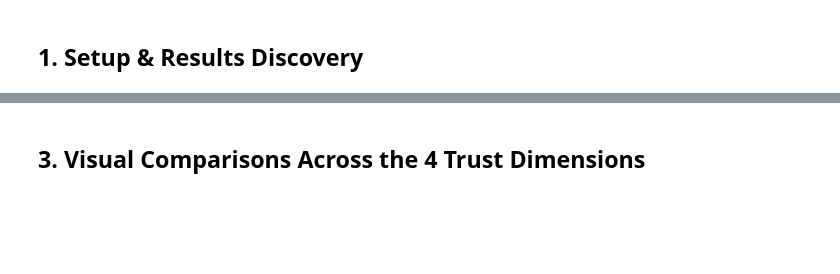
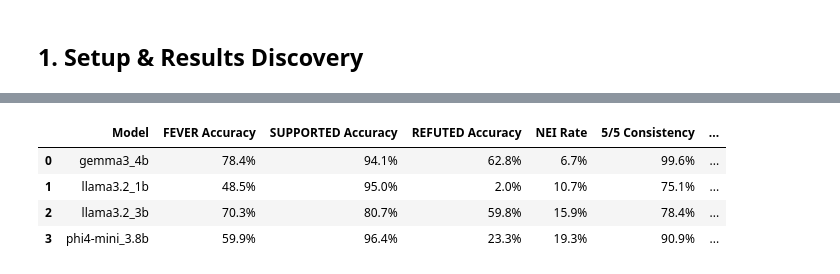
Before and after one commit to shanuu23/llm-fact-checker, a Jupyter notebook: notebooks/02_model_benchmark_comparison.ipynb, the cells around one changed output, grey strips where cells are left out. Drawn from its saved outputs; the diff is of its cells as text; code cells hidden in the pictures; blank space fills up the shorter version.

```diff
--- a/notebooks/02_model_benchmark_comparison.ipynb
+++ b/notebooks/02_model_benchmark_comparison.ipynb
@@ -32,41 +48,41 @@ We aggregate the four primary trust dimensions on the frozen samples:
 # %%
-models = sorted({r.model for r in runs if not r.is_smoke and not r.experiment.endswith('_full')})
+models = sorted({r.model for r in runs})
 
 scorecard_data = []
 for m in models:
-    b = [r for r in select(runs, model=m, kind='baseline') if r.experiment == 'baseline']
-    c = [r for r in select(runs, model=m, kind='consistency') if r.experiment == 'consistency_5run']
-    r_list = [r for r in select(runs, model=m, kind='robustness') if r.experiment == 'robustness']
-    s = [r for r in select(runs, model=m, kind='sensitivity') if r.experiment == 'sensitivity']
+    b = [r for r in select(runs, model=m, kind='baseline') if r.experiment == 'baseline_full']
+    c = [r for r in select(runs, model=m, kind='consistency') if r.experiment == 'consistency_5run_full']
+    r_list = [r for r in select(runs, model=m, kind='robustness') if r.experiment == 'robustness_full']
+    s = [r for r in select(runs, model=m, kind='sensitivity') if r.experiment == 'sensitivity_full']
 
     b_head = b[0].headline() if b else {}
     c_head = c[0].headline() if c else {}
     r_head = r_list[0].headline() if r_list else {}
+    distractor = r_list[0].metrics()['distractor'] if r_list else {}
     s_head = s[0].headline() if s else {}
 
     scorecard_data.append({
         'Model': m,
-        'FEVER Accuracy': b_head.get('accuracy', 0),
-        'SUPPORTED Accuracy': b_head.get('supported_accuracy', 0),
-        'REFUTED Accuracy': b_head.get('refuted_accuracy', 0),
-        'NEI Rate': b_head.get('nei_rate', 0),
-        '5/5 Consistency': c_head.get('exact_consistency', 0),
-        'Distractor Invariance': r_head.get('distractor_invariance', 0),
-        'Post-Distractor Acc': r_head.get('distractor_accuracy', 0),
-        'VitaminC Sensitivity': s_head.get('correct_sensitivity', 0),
+        'FEVER Accuracy': b_head.get('accuracy'),
+        'SUPPORTED Accuracy': b_head.get('supported_accuracy'),
+        'REFUTED Accuracy': b_head.get('refuted_accuracy'),
+        'NEI Rate': b_head.get('nei_rate'),
+        '5/5 Consistency': c_head.get('exact_consistency'),
+        'Reorder Invariance': r_head.get('reorder_invariance'),
+        'Distractor Invariance': r_head.get('distractor_invariance'),
+        'Distractor Control Acc': distractor.get('control_accuracy'),
+        'Post-Distractor Acc': distractor.get('perturbed_accuracy'),
+        'VitaminC Sensitivity': s_head.get('correct_sensitivity'),
     })
 
+assert scorecard_data, 'No saved full-run results found.'
 df_scorecard = pd.DataFrame(scorecard_data)
-styled = df_scorecard.style.format({
-    'FEVER Accuracy': '{:.1%}',
-    'SUPPORTED Accuracy': '{:.1%}',
-    'REFUTED Accuracy': '{:.1%}',
-    'NEI Rate': '{:.1%}',
-    '5/5 Consistency': '{:.1%}',
-    'Distractor Invariance': '{:.1%}',
-    'Post-Distractor Acc': '{:.1%}',
-    'VitaminC Sensitivity': '{:.1%}',
-})
-df_scorecard
+score_columns = [column for column in df_scorecard if column != 'Model']
+df_scorecard[score_columns] = df_scorecard[score_columns].astype(float)
+display(df_scorecard.style.format({column: '{:.1%}' for column in score_columns}, na_rep='N/A'))
+# %% [output]
+|  | Model | FEVER Accuracy | SUPPORTED Accuracy | REFUTED Accuracy | NEI Rate | 5/5 Consistency | ... |
+| 0 | gemma3_4b | 78.4% | 94.1% | 62.8% | 6.7% | 99.6% | ... |
+| 1 | llama3.2_1b | 48.5% | 95.0% | 2.0% | 10.7% | 75.1% | ... |
+| 2 | llama3.2_3b | 70.3% | 80.7% | 59.8% | 15.9% | 78.4% | ... |
+| 3 | phi4-mini_3.8b | 59.9% | 96.4% | 23.3% | 19.3% | 90.9% | ... |
-# %% [markdown]
-## 3. Visual Comparisons Across the 4 Trust Dimensions
```
Also changed, not shown: parts of 14 cells of this notebook, 12 other files.
